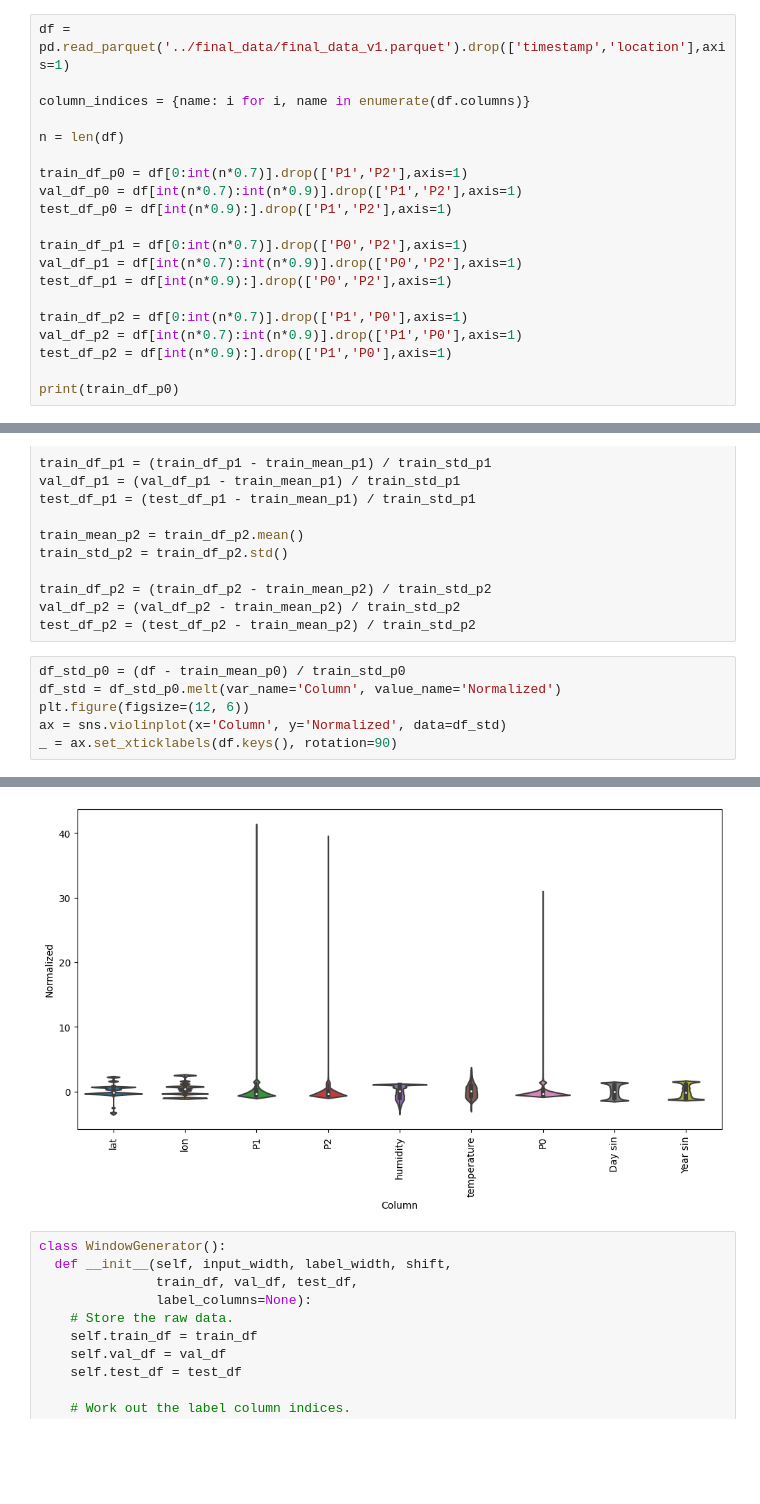
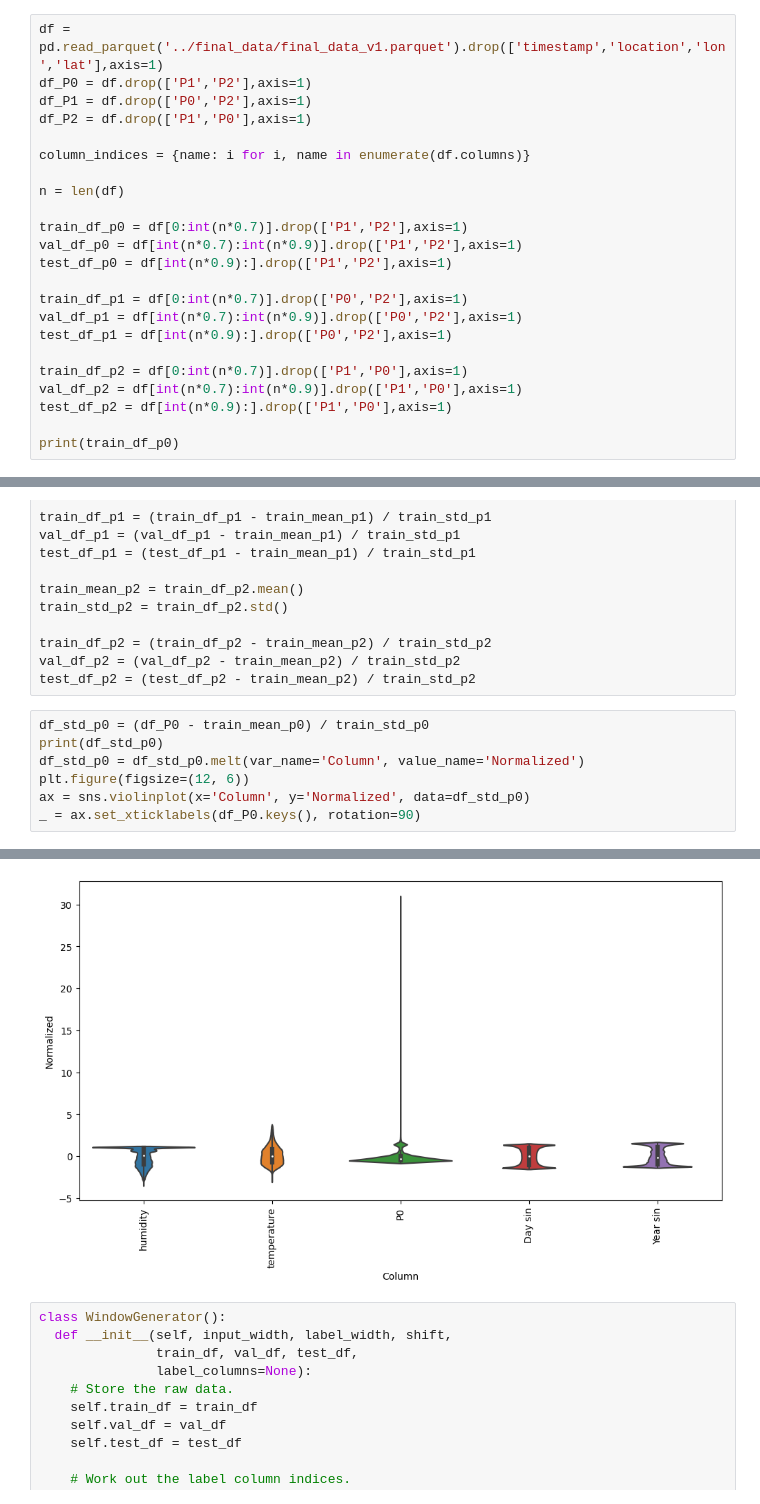
Before and after one commit to mart1bb/air_quality_africa, a Jupyter notebook: code/building_modele.ipynb, the cells around one changed output, grey strips where cells are left out. Drawn from its saved outputs; the diff is of its cells as text; blank space fills up the shorter version.

```diff
--- a/code/building_modele.ipynb
+++ b/code/building_modele.ipynb
@@ -8,5 +9,8 @@ import tensorflow as tf
 # %%
-df = pd.read_parquet('../final_data/final_data_v1.parquet').drop(['timestamp','location'],axis=1)
+df = pd.read_parquet('../final_data/final_data_v1.parquet').drop(['timestamp','location','lon','lat'],axis=1)
+df_P0 = df.drop(['P1','P2'],axis=1)
+df_P1 = df.drop(['P0','P2'],axis=1)
+df_P2 = df.drop(['P1','P0'],axis=1)
 
 column_indices = {name: i for i, name in enumerate(df.columns)}
 
@@ -62,9 +66,10 @@ train_df_p2 = (train_df_p2 - train_mean_p2) / train_std_p2
 val_df_p2 = (val_df_p2 - train_mean_p2) / train_std_p2
 test_df_p2 = (test_df_p2 - train_mean_p2) / train_std_p2
 # %%
-df_std_p0 = (df - train_mean_p0) / train_std_p0
-df_std = df_std_p0.melt(var_name='Column', value_name='Normalized')
+df_std_p0 = (df_P0 - train_mean_p0) / train_std_p0
+print(df_std_p0)
+df_std_p0 = df_std_p0.melt(var_name='Column', value_name='Normalized')
 plt.figure(figsize=(12, 6))
-ax = sns.violinplot(x='Column', y='Normalized', data=df_std)
-_ = ax.set_xticklabels(df.keys(), rotation=90)
+ax = sns.violinplot(x='Column', y='Normalized', data=df_std_p0)
+_ = ax.set_xticklabels(df_P0.keys(), rotation=90)
 # %% [output]
@@ -71,4 +90,4 @@ _ = ax.set_xticklabels(df.keys(), rotation=90)
-[figure, old version]
+[figure, new version]
 # %%
 class WindowGenerator():
   def __init__(self, input_width, label_width, shift,
```
Also changed, not shown: parts of 37 cells of this notebook.
